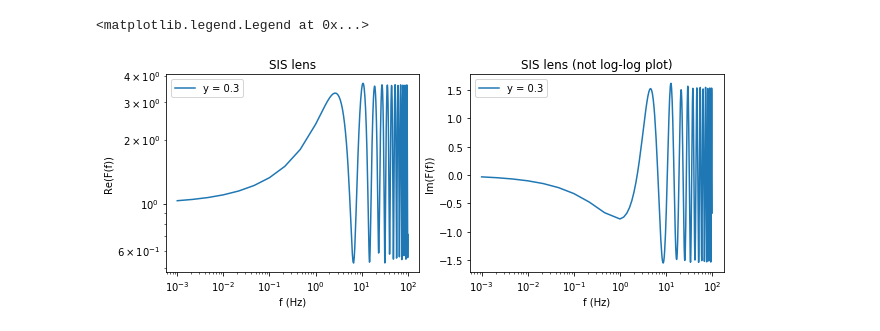
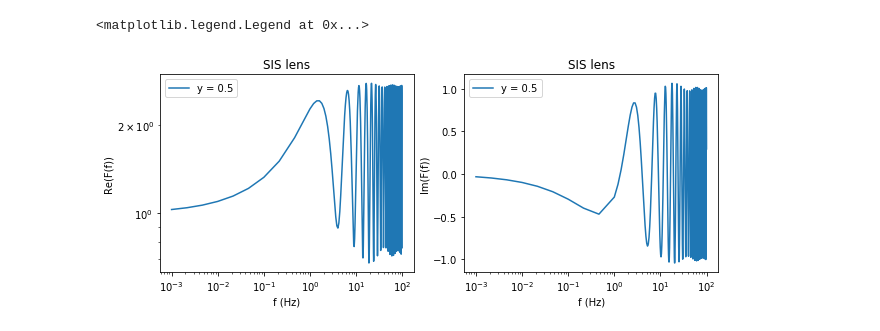
Before and after one commit to astroboy07/GW_Lensing, a Jupyter notebook: lens_properties_sis.ipynb, the cells around one changed output. Cells and saved outputs as stored; diff of their text form; code cells hidden in the pictures.

```diff
--- a/lens_properties_sis.ipynb
+++ b/lens_properties_sis.ipynb
@@ -71,25 +81,25 @@ Text(0, 0.5, '|F(f)|')
 # %%
-freq = cleanData(fileName = 'freq_interpolate_y_0.3.txt')
-Fsis_real = cleanData(fileName = 're_ampfact_interpolate_y_0.3.txt')
-Fsis_im = cleanData(fileName = 'im_ampfact_interpolate_y_0.3.txt')
+freq = cleanData(fileName = 'freq_interpolate_y_0.5.txt')
+Fsis_real = cleanData(fileName = 're_ampfact_interpolate_y_0.5.txt')
+Fsis_im = cleanData(fileName = 'im_ampfact_interpolate_y_0.5.txt')
 
 plt.figure(figsize = (10, 8))
 plt.subplot(2, 2, 1)
-plt.loglog(freq, Fsis_real, label = "y = 0.3")
+plt.loglog(freq, Fsis_real, label = "y = 0.5")
 plt.title("SIS lens")
 plt.xlabel('f (Hz)')
 plt.ylabel('Re(F(f))')
 plt.legend()
 
 plt.subplot(2, 2, 2)
-plt.semilogx(freq, Fsis_im, label = "y = 0.3")
-plt.title("SIS lens (not log-log plot)")
+plt.semilogx(freq, Fsis_im, label = "y = 0.5")
+plt.title("SIS lens")
 plt.xlabel('f (Hz)')
 plt.ylabel('Im(F(f))')
 plt.legend()
 # %% [output]
 <matplotlib.legend.Legend at 0x...>
-[figure, old version]
+[figure, new version]
 # %%
 plt.figure(figsize = (10, 8))
 
```
Also changed, not shown: parts of 21 cells of this notebook, 35 other files.
